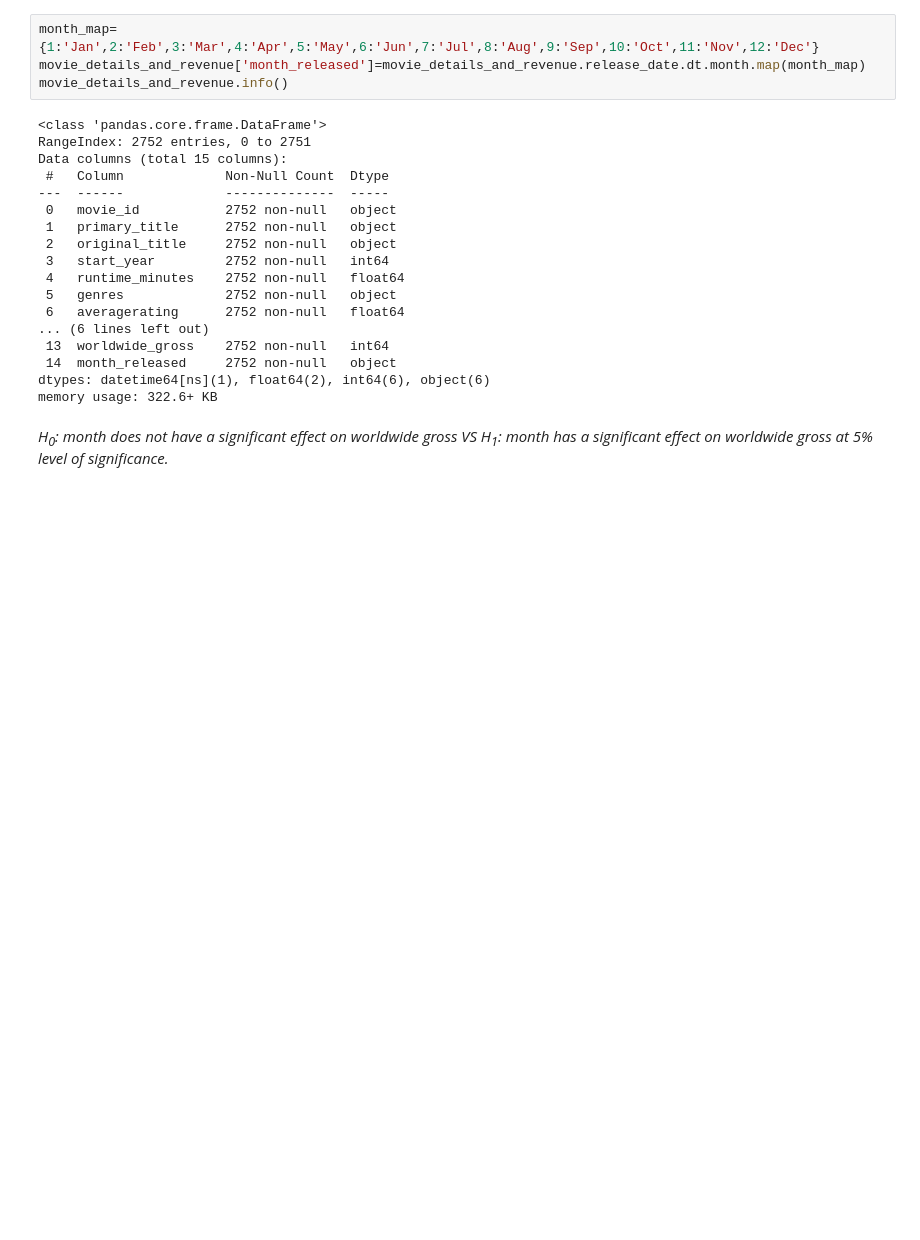
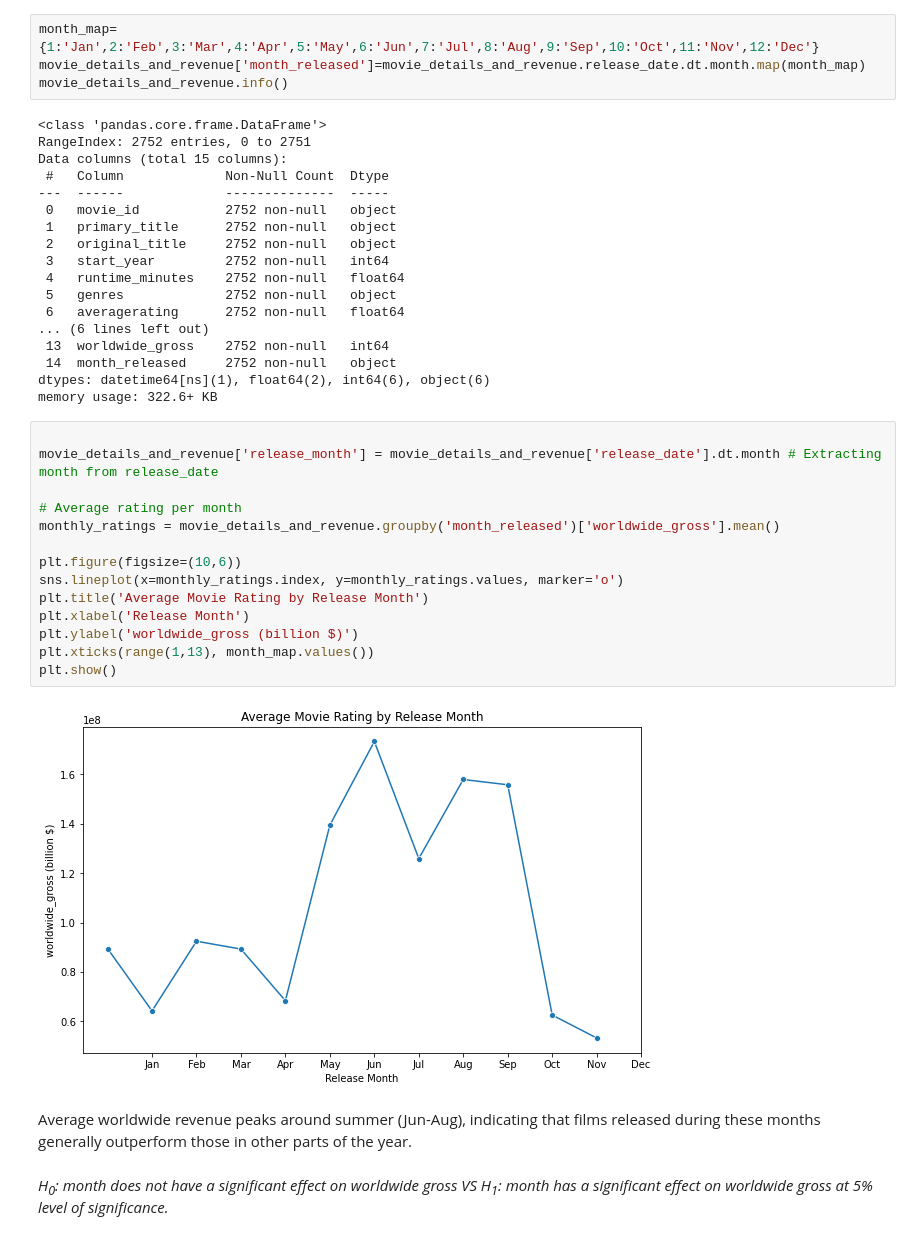
Before and after one commit to Graham-49/Phase2-project, a Jupyter notebook: index.ipynb, the cells around one changed output. Saved outputs shown, nothing was run; the diff lists cells and outputs as text; blank space fills up the shorter version.

```diff
--- a/index.ipynb
+++ b/index.ipynb
@@ -332,6 +341,25 @@ Data columns (total 15 columns):
  14  month_released     2752 non-null   object
 dtypes: datetime64[ns](1), float64(2), int64(6), object(6)
 memory usage: 322.6+ KB
+# %%
+
+movie_details_and_revenue['release_month'] = movie_details_and_revenue['release_date'].dt.month # Extracting month from release_date
+
+# Average rating per month
+monthly_ratings = movie_details_and_revenue.groupby('month_released')['worldwide_gross'].mean()
+
+plt.figure(figsize=(10,6))
+sns.lineplot(x=monthly_ratings.index, y=monthly_ratings.values, marker='o')
+plt.title('Average Movie Rating by Release Month')
+plt.xlabel('Release Month')
+plt.ylabel('worldwide_gross (billion $)')
+plt.xticks(range(1,13), month_map.values())
+plt.show()
+# %% [output]
+[figure, added]
+# %% [markdown]
+
+Average worldwide revenue peaks around summer (Jun-Aug), indicating that films released during these months generally outperform those in other parts of the year.
 # %% [markdown]
 *H<sub>0</sub>: month does not have a significant effect on worldwide gross VS
 H<sub>1</sub>: month has a significant effect on worldwide gross at 5% level of significance.*
```
Also changed, not shown: parts of 12 cells of this notebook.
